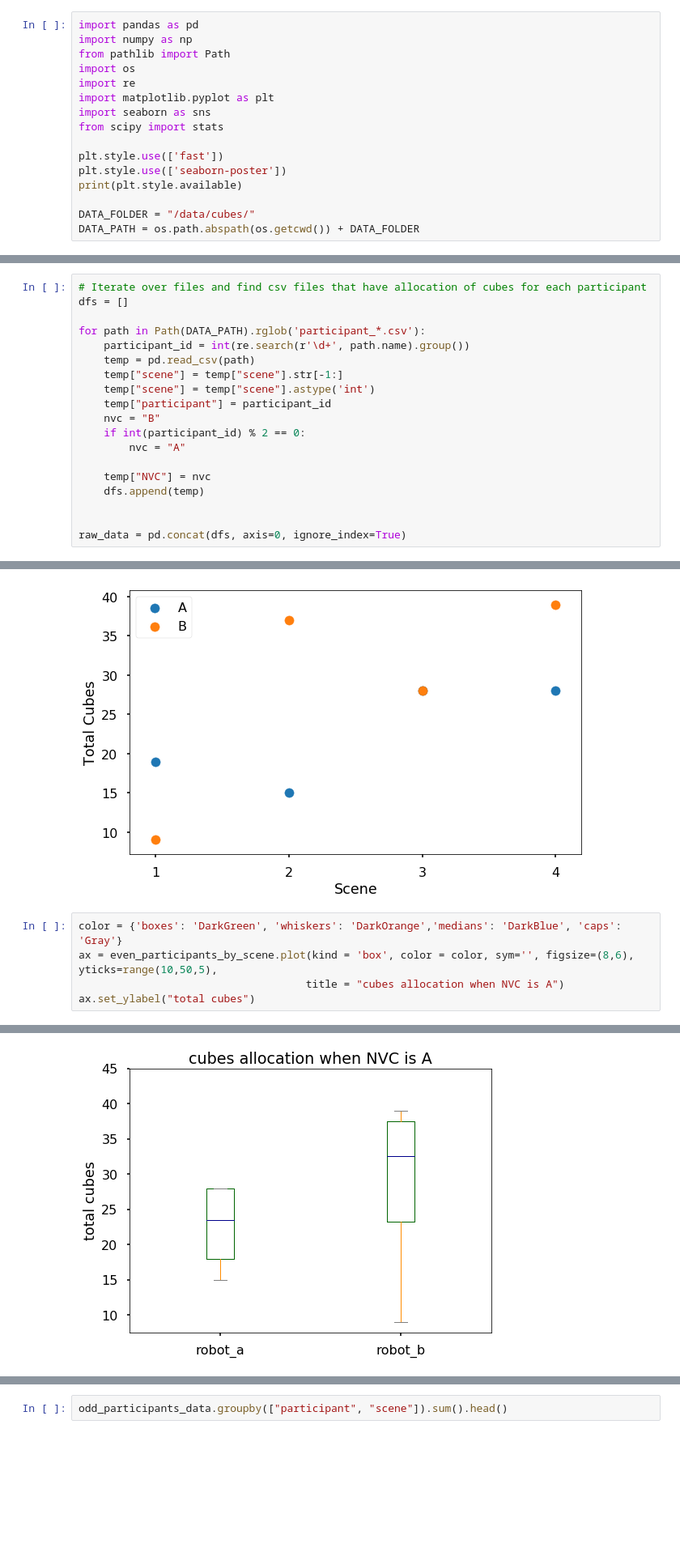
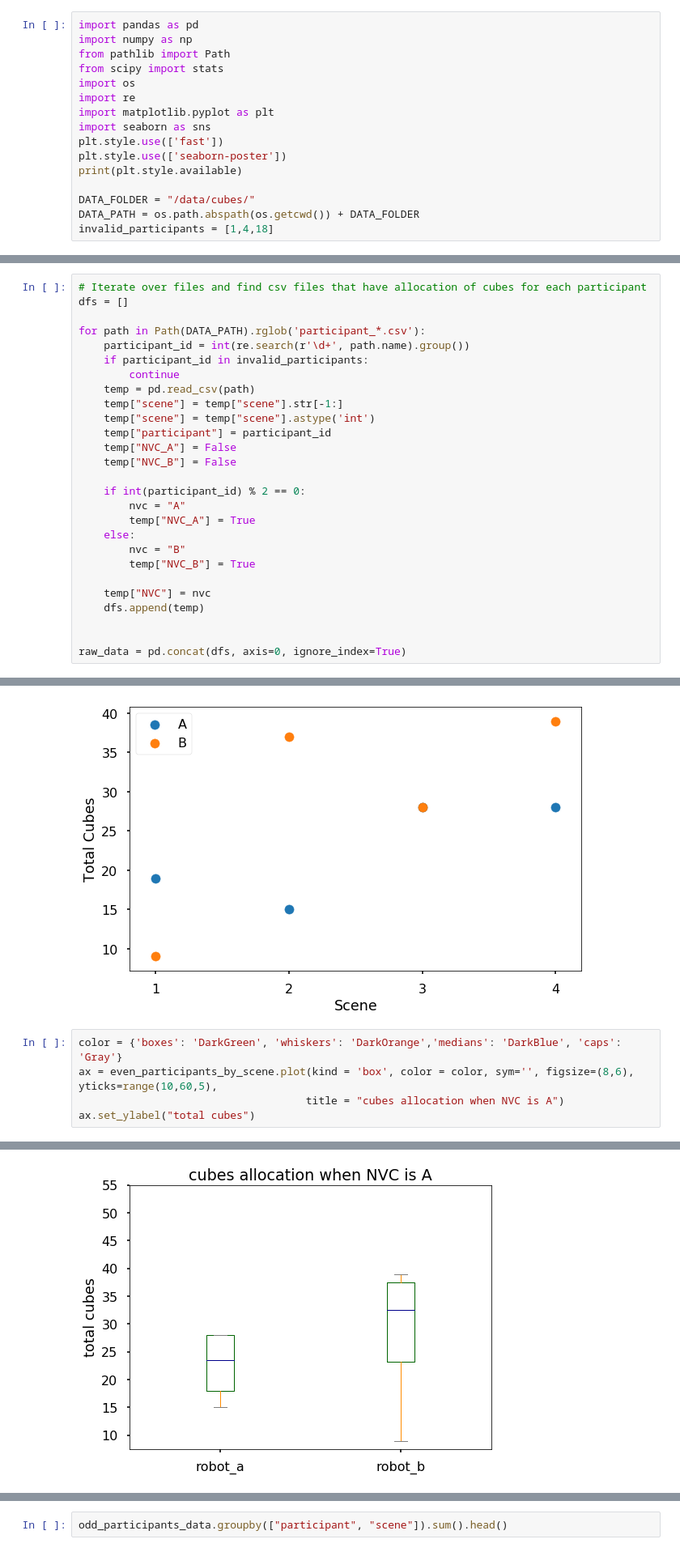
Before and after one commit to nilesh0109/PHRI_1920, a Jupyter notebook: evaluation/odd_even_participants_separate_evaluation.ipynb, the cells around one changed output, grey strips where cells are left out. Shown at 81% size. Saved outputs shown, nothing was run; the diff lists cells and outputs as text; blank space fills up the shorter version.

```diff
--- a/evaluation/odd_even_participants_separate_evaluation.ipynb
+++ b/evaluation/odd_even_participants_separate_evaluation.ipynb
@@ -2,18 +2,18 @@
 import pandas as pd
 import numpy as np
 from pathlib import Path
+from scipy import stats
 import os
 import re
 import matplotlib.pyplot as plt
 import seaborn as sns
-from scipy import stats
-
 plt.style.use(['fast'])
 plt.style.use(['seaborn-poster'])
 print(plt.style.available)
 
 DATA_FOLDER = "/data/cubes/"
 DATA_PATH = os.path.abspath(os.getcwd()) + DATA_FOLDER
+invalid_participants = [1,4,18]
 # %% [output]
 ['dark_background', 'seaborn-colorblind', 'seaborn-talk', 'seaborn-paper', 'seaborn-deep', 'seaborn-poster', 'fast', 'bmh', 'seaborn-whitegrid', 'ggplot', 'seaborn-ticks', 'seaborn-darkgrid', 'seaborn ...
 # %%
@@ -22,13 +22,21 @@ dfs = []
 
 for path in Path(DATA_PATH).rglob('participant_*.csv'):
     participant_id = int(re.search(r'\d+', path.name).group())
+    if participant_id in invalid_participants:
+        continue
     temp = pd.read_csv(path)
     temp["scene"] = temp["scene"].str[-1:]
     temp["scene"] = temp["scene"].astype('int')
     temp["participant"] = participant_id
-    nvc = "B"
+    temp["NVC_A"] = False
+    temp["NVC_B"] = False
+
     if int(participant_id) % 2 == 0:
         nvc = "A"
+        temp["NVC_A"] = True
+    else:
+        nvc = "B"
+        temp["NVC_B"] = True
 
     temp["NVC"] = nvc
     dfs.append(temp)
@@ -171,11 +184,11 @@ plt.show()
 [figure]
 # %%
 color = {'boxes': 'DarkGreen', 'whiskers': 'DarkOrange','medians': 'DarkBlue', 'caps': 'Gray'}
-ax = even_participants_by_scene.plot(kind = 'box', color = color, sym='', figsize=(8,6), yticks=range(10,50,5),
+ax = even_participants_by_scene.plot(kind = 'box', color = color, sym='', figsize=(8,6), yticks=range(10,60,5),
                                     title = "cubes allocation when NVC is A")
 ax.set_ylabel("total cubes")
 # %% [output]
 Text(0,0.5,'total cubes')
-[figure, old version]
+[figure, new version]
 # %%
 color = {'boxes': 'Red', 'whiskers': 'Blue','medians': 'DarkBlue', 'caps': 'Black'}
```
Also changed, not shown: parts of 9 cells of this notebook, 1 other file.
